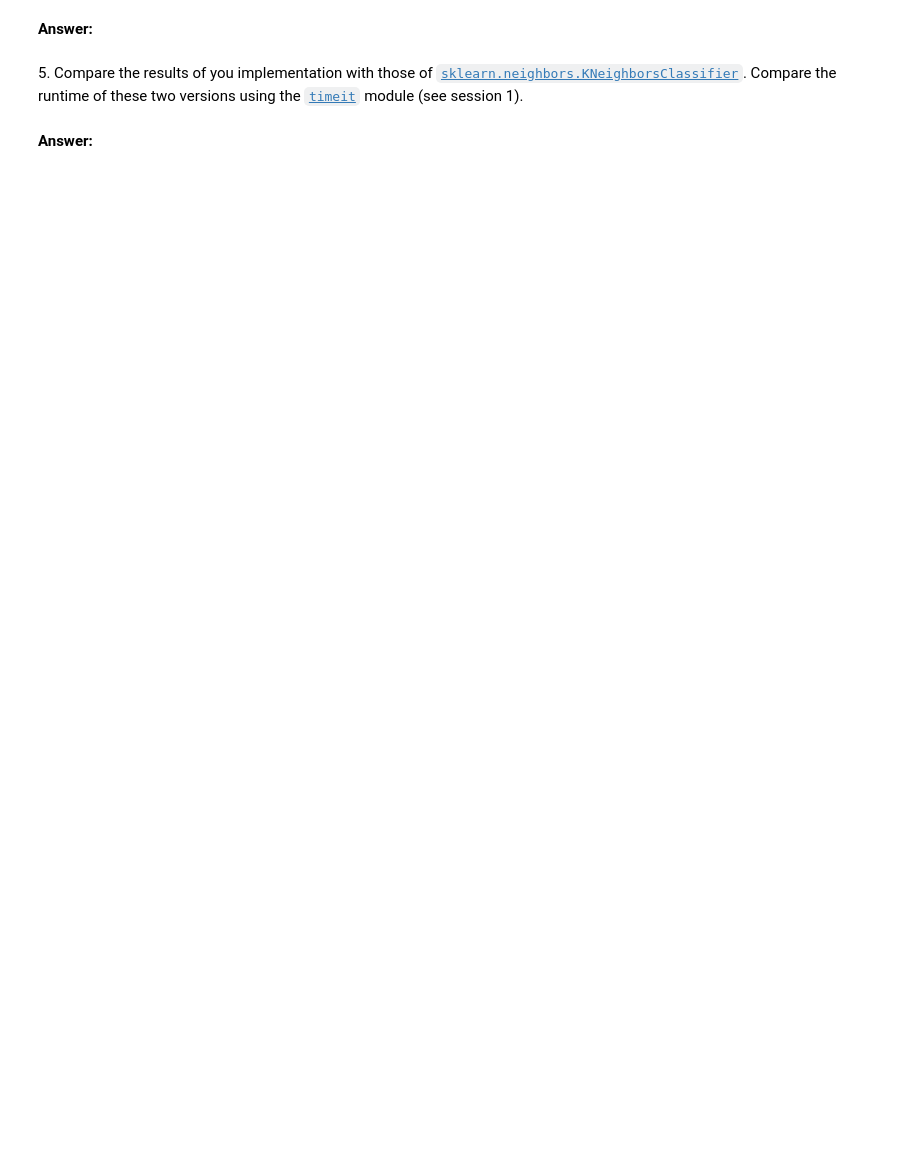
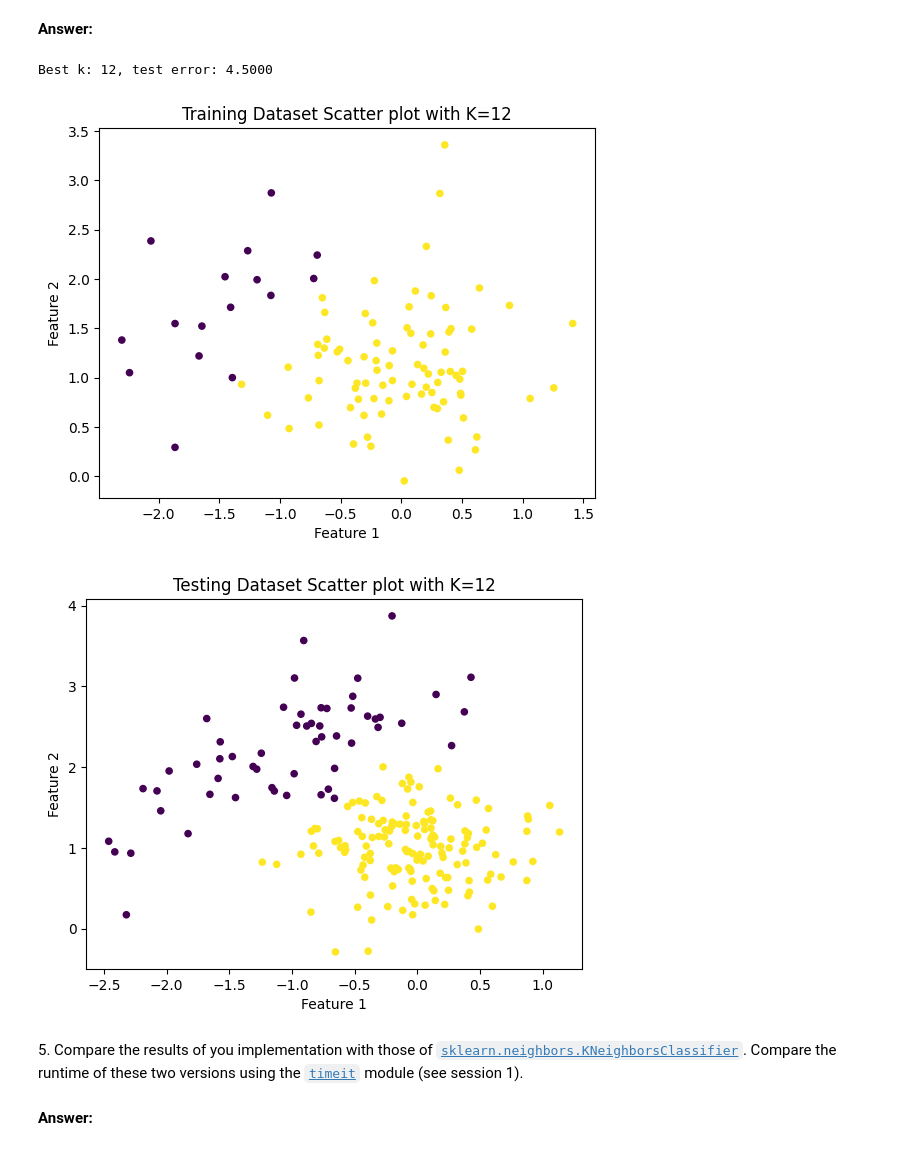
Before and after one commit to farahamorri/python_sdia, a Jupyter notebook: Labs/Lab4/lab4.ipynb, the cells around one changed output. Saved outputs shown, nothing was run; the diff lists cells and outputs as text; code cells hidden in the pictures; blank space fills up the shorter version.

```diff
--- a/Labs/Lab4/lab4.ipynb
+++ b/Labs/Lab4/lab4.ipynb
@@ -188,3 +188,30 @@ plt.legend()
+# %%
+test_errors = np.array(test_error_rate_history)
+
+best_idx = np.argmin(test_errors)
+
+best_k = K_list[best_idx]
+print(f"Best k: {best_k}, test error: {test_errors[best_idx]:.4f}")
+
+y_pred_train = knn(x_train, class_train, K=12)
+y_pred_test = knn(x_test, class_test, K=12)
+
+plt.scatter(x_train[:, 0], x_train[:, 1], c=y_pred_train, cmap="viridis", s=20)
+plt.xlabel("Feature 1")
+plt.ylabel("Feature 2")
+plt.title(f"Training Dataset Scatter plot with K={best_k}")
+plt.show()
+
+
+plt.scatter(x_test[:, 0], x_test[:, 1], c=y_pred_test, cmap="viridis", s=20)
+plt.xlabel("Feature 1")
+plt.ylabel("Feature 2")
+plt.title(f"Testing Dataset Scatter plot with K={best_k}")
+plt.show()
+# %% [output]
+Best k: 12, test error: 4.5000
+[figure, added]
+[figure, added]
 # %% [markdown]
 5\. Compare the results of you implementation with those of [`sklearn.neighbors.KNeighborsClassifier`](https://scikit-learn.org/stable/modules/generated/sklearn.neighbors.KNeighborsClassifier.html?highlight=kneighborsclassifier#sklearn.neighbors.KNeighborsClassifier). Compare the runtime of these two versions using the [`timeit`](https://docs.python.org/3/library/timeit.html) module (see session 1).
 # %% [markdown]
```
Also changed, not shown: parts of 5 cells of this notebook, 1 other file.
